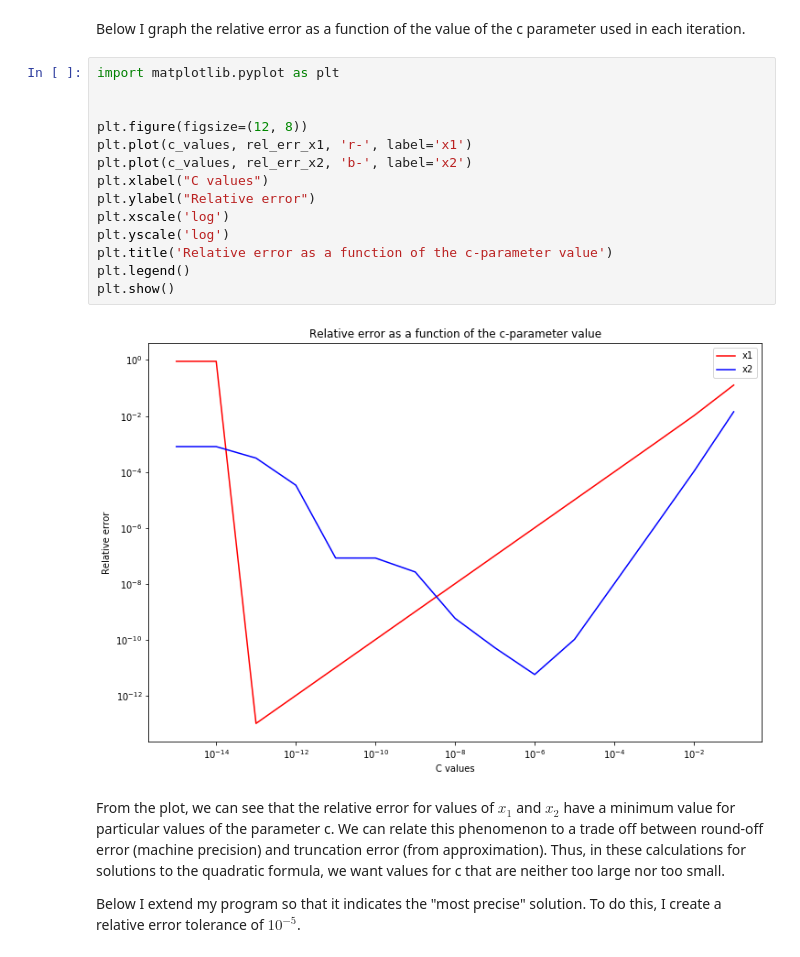
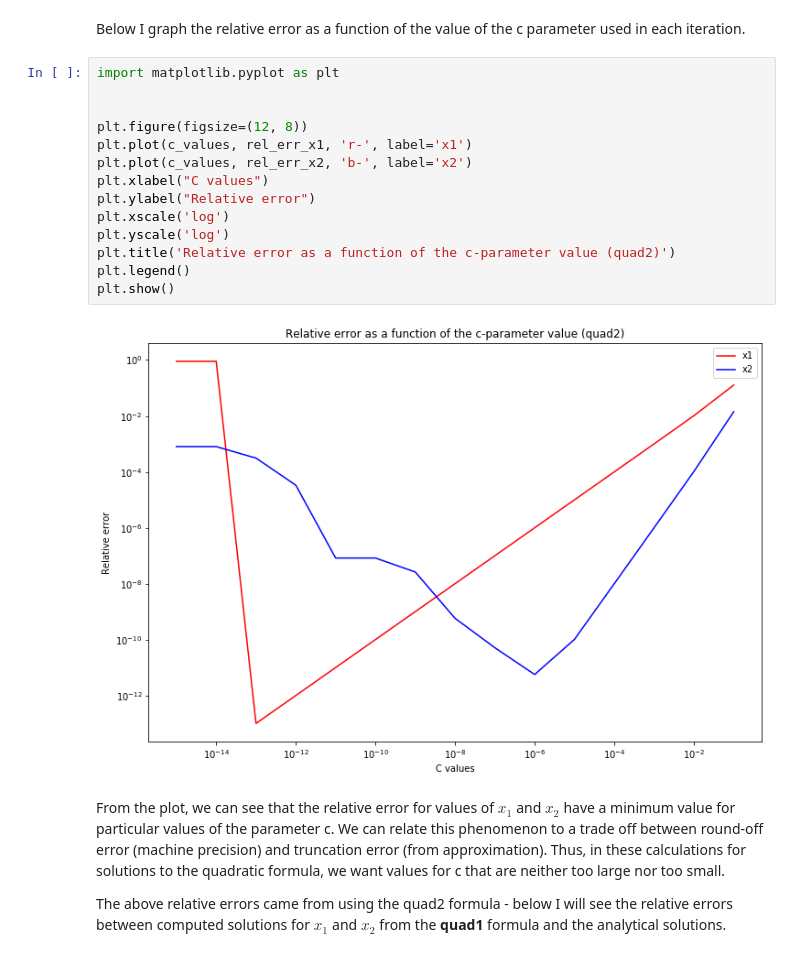
Before and after one commit to durkedy/computational-physics-class-404-604-Spring-2020, a Jupyter notebook: Homework/Homework 2.ipynb, the cells around one changed output. Cells and saved outputs as stored; diff of their text form.

Commit message:
updated
error analysis extension

```diff
--- a/Homework/Homework 2.ipynb
+++ b/Homework/Homework 2.ipynb
@@ -220,23 +220,22 @@ Below I graph the relative error as a function of the value of the c parameter u
 # %%
 import matplotlib.pyplot as plt
 
 
 plt.figure(figsize=(12, 8))
 plt.plot(c_values, rel_err_x1, 'r-', label='x1')
 plt.plot(c_values, rel_err_x2, 'b-', label='x2')
 plt.xlabel("C values")
 plt.ylabel("Relative error")
 plt.xscale('log')
 plt.yscale('log')
-plt.title('Relative error as a function of the c-parameter value')
+plt.title('Relative error as a function of the c-parameter value (quad2)')
 plt.legend()
 plt.show()
 # %% [output]
-[figure, old version]
+[figure, new version]
 # %% [markdown]
 From the plot, we can see that the relative error for values of $x_1$ and $x_2$ have a minimum value for particular values of the parameter c. We can relate this phenomenon to a trade off between round-off error (machine precision) and truncation error (from approximation). Thus, in these calculations for solutions to the quadratic formula, we want values for c that are neither too large nor too small.
 
-
-Below I extend my program so that it indicates the "most precise" solution. To do this, I create a relative error tolerance of $10^{-5}$.
+The above relative errors came from using the quad2 formula - below I will see the relative errors between computed solutions for $x_1$ and $x_2$ from the **quad1** formula and the analytical solutions.
 # %%
 """
```
Also changed, not shown: parts of 6 cells of this notebook.
